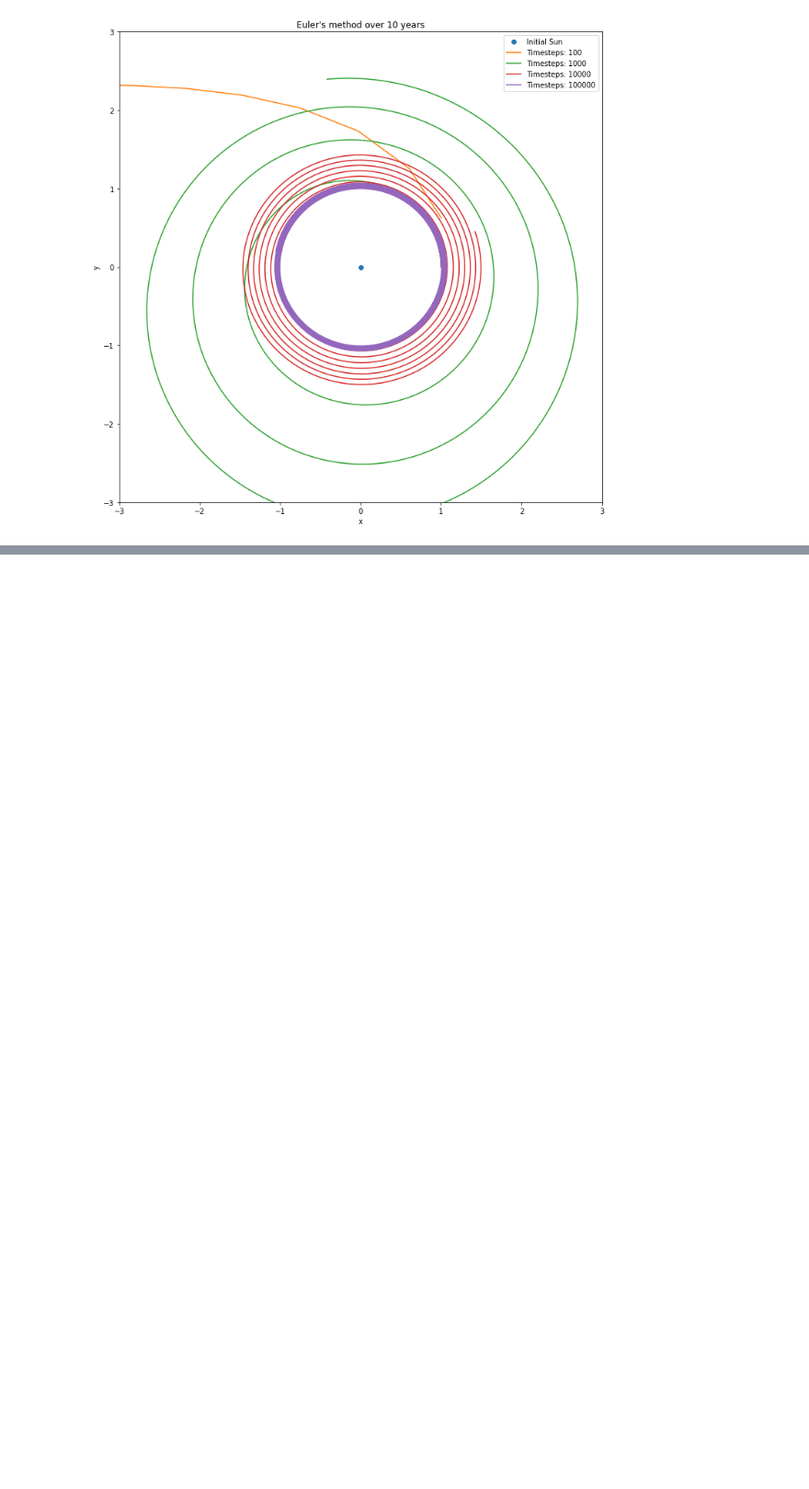
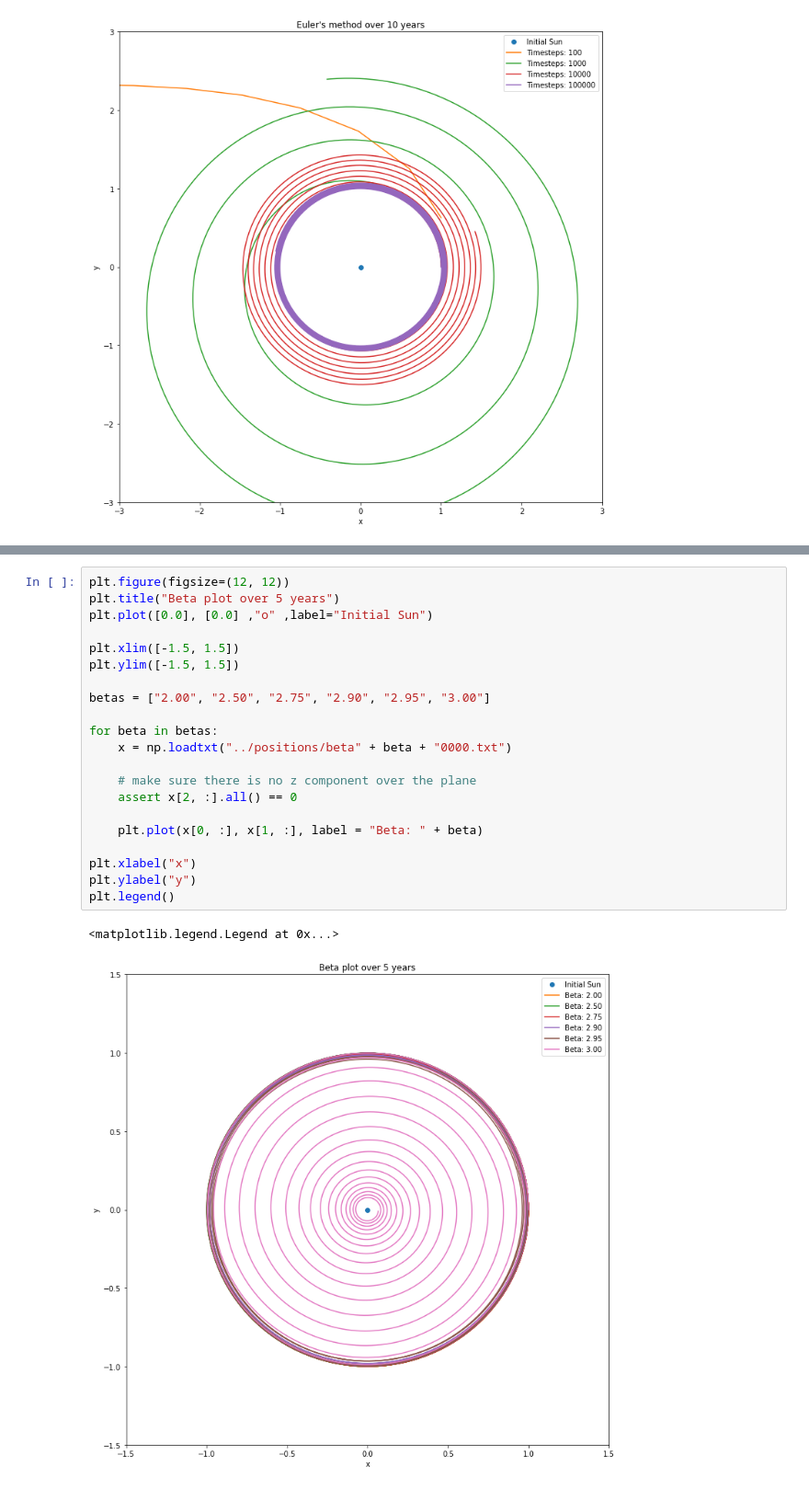
Before and after one commit to auduntre/FYS4150, a Jupyter notebook: Project 3/notebook/plotbook.ipynb, the cells around one changed output, grey strips where cells are left out. Shown at 92% size. Drawn from its saved outputs; the diff is of its cells as text; blank space fills up the shorter version.

```diff
--- a/Project 3/notebook/plotbook.ipynb
+++ b/Project 3/notebook/plotbook.ipynb
@@ -55,0 +65,24 @@ plt.legend()
+# %%
+plt.figure(figsize=(12, 12))
+plt.title("Beta plot over 5 years")
+plt.plot([0.0], [0.0] ,"o" ,label="Initial Sun")
+
+plt.xlim([-1.5, 1.5])
+plt.ylim([-1.5, 1.5])
+
+betas = ["2.00", "2.50", "2.75", "2.90", "2.95", "3.00"]
+
+for beta in betas:
+    x = np.loadtxt("../positions/beta" + beta + "0000.txt")
+
+    # make sure there is no z component over the plane
+    assert x[2, :].all() == 0
+
+    plt.plot(x[0, :], x[1, :], label = "Beta: " + beta)
+
+plt.xlabel("x")
+plt.ylabel("y")
+plt.legend()
+# %% [output]
+<matplotlib.legend.Legend at 0x...>
+[figure, added]
```
Also changed, not shown: parts of 3 cells of this notebook, 2 other files.
